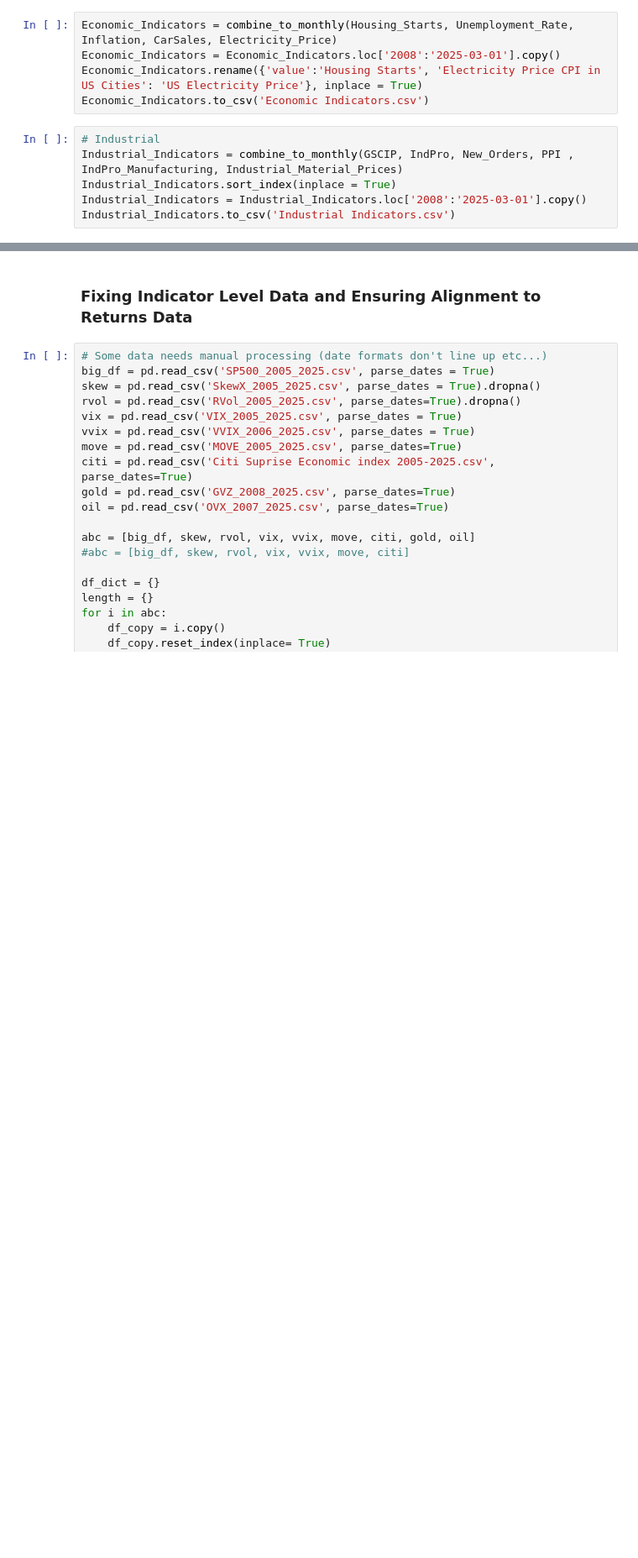
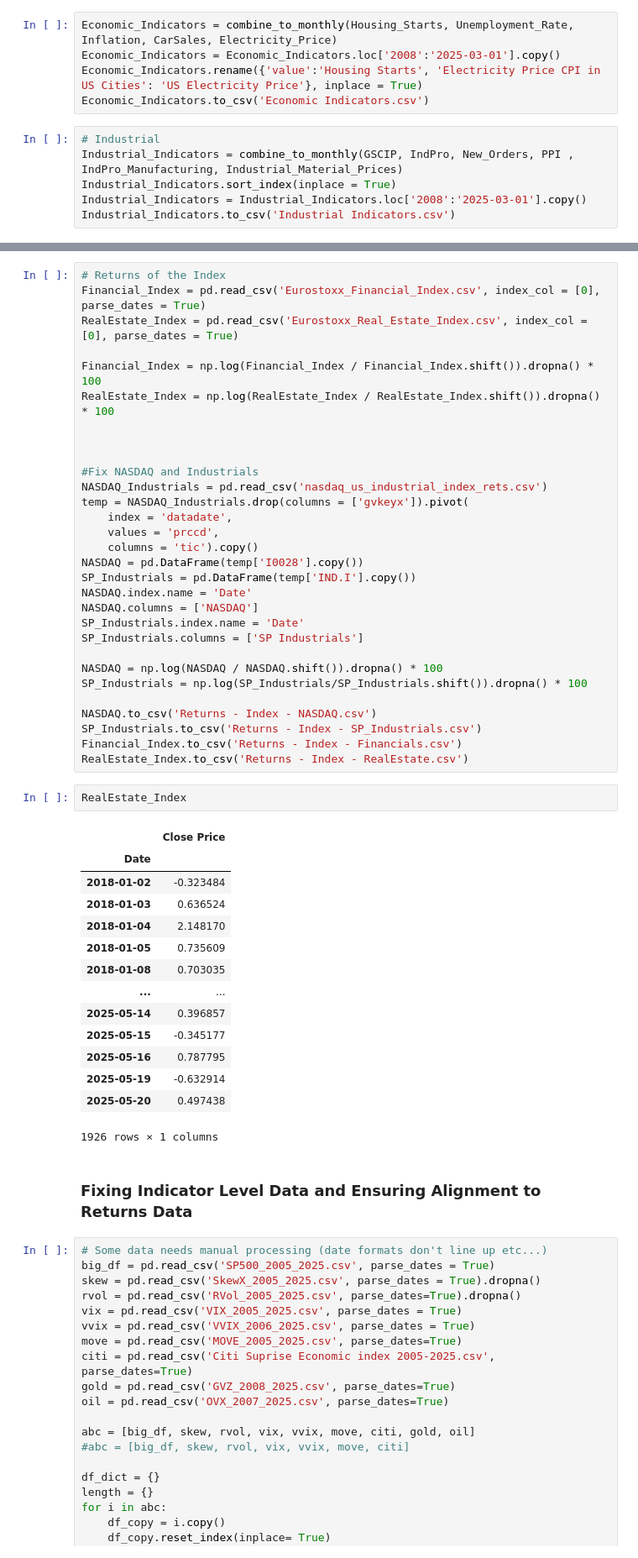
Before and after one commit to Pj-354/Python-Notebooks--Mine-, a Jupyter notebook: Dispersion/GARCH MIDAS/DCC MIDAS/_Data_Collection.ipynb, the cells around one changed output, grey strips where cells are left out. Shown: that part at 84% size. Cells and saved outputs as stored; diff of their text form; blank space fills up the shorter version.

```diff
--- a/Dispersion/GARCH MIDAS/DCC MIDAS/_Data_Collection.ipynb
+++ b/Dispersion/GARCH MIDAS/DCC MIDAS/_Data_Collection.ipynb
@@ -625,3 +620,50 @@ GDP = pd.read_csv(r'Individual Datasets\GDP.csv', parse_dates = True, index_col
+# %%
+# Returns of the Index
+Financial_Index = pd.read_csv('Eurostoxx_Financial_Index.csv', index_col = [0], parse_dates = True)
+RealEstate_Index = pd.read_csv('Eurostoxx_Real_Estate_Index.csv', index_col = [0], parse_dates = True)
+
+Financial_Index = np.log(Financial_Index / Financial_Index.shift()).dropna() * 100
+RealEstate_Index = np.log(RealEstate_Index / RealEstate_Index.shift()).dropna() * 100
+
+
+
+#Fix NASDAQ and Industrials
+NASDAQ_Industrials = pd.read_csv('nasdaq_us_industrial_index_rets.csv')
+temp = NASDAQ_Industrials.drop(columns = ['gvkeyx']).pivot(
+    index = 'datadate',
+    values = 'prccd',
+    columns = 'tic').copy()
+NASDAQ = pd.DataFrame(temp['I0028'].copy())
+SP_Industrials = pd.DataFrame(temp['IND.I'].copy())
+NASDAQ.index.name = 'Date'
+NASDAQ.columns = ['NASDAQ']
+SP_Industrials.index.name = 'Date'
+SP_Industrials.columns = ['SP Industrials']
+
+NASDAQ = np.log(NASDAQ / NASDAQ.shift()).dropna() * 100
+SP_Industrials = np.log(SP_Industrials/SP_Industrials.shift()).dropna() * 100
+
+NASDAQ.to_csv('Returns - Index - NASDAQ.csv')
+SP_Industrials.to_csv('Returns - Index - SP_Industrials.csv')
+Financial_Index.to_csv('Returns - Index - Financials.csv')
+RealEstate_Index.to_csv('Returns - Index - RealEstate.csv')
+# %%
+RealEstate_Index
+# %% [output]
+|  | Close Price |
+| Date |  |
+| 2018-01-02 | -0.323484 |
+| 2018-01-03 | 0.636524 |
+| 2018-01-04 | 2.148170 |
+| 2018-01-05 | 0.735609 |
+| 2018-01-08 | 0.703035 |
+| ... | ... |
+| 2025-05-14 | 0.396857 |
+| 2025-05-15 | -0.345177 |
+| 2025-05-16 | 0.787795 |
+| 2025-05-19 | -0.632914 |
+| 2025-05-20 | 0.497438 |
+1926 rows × 1 columns
 # %% [markdown]
 ### Fixing Indicator Level Data and Ensuring Alignment to Returns Data
 # %%
```
Also changed, not shown: parts of 9 cells of this notebook, 13 other files.
